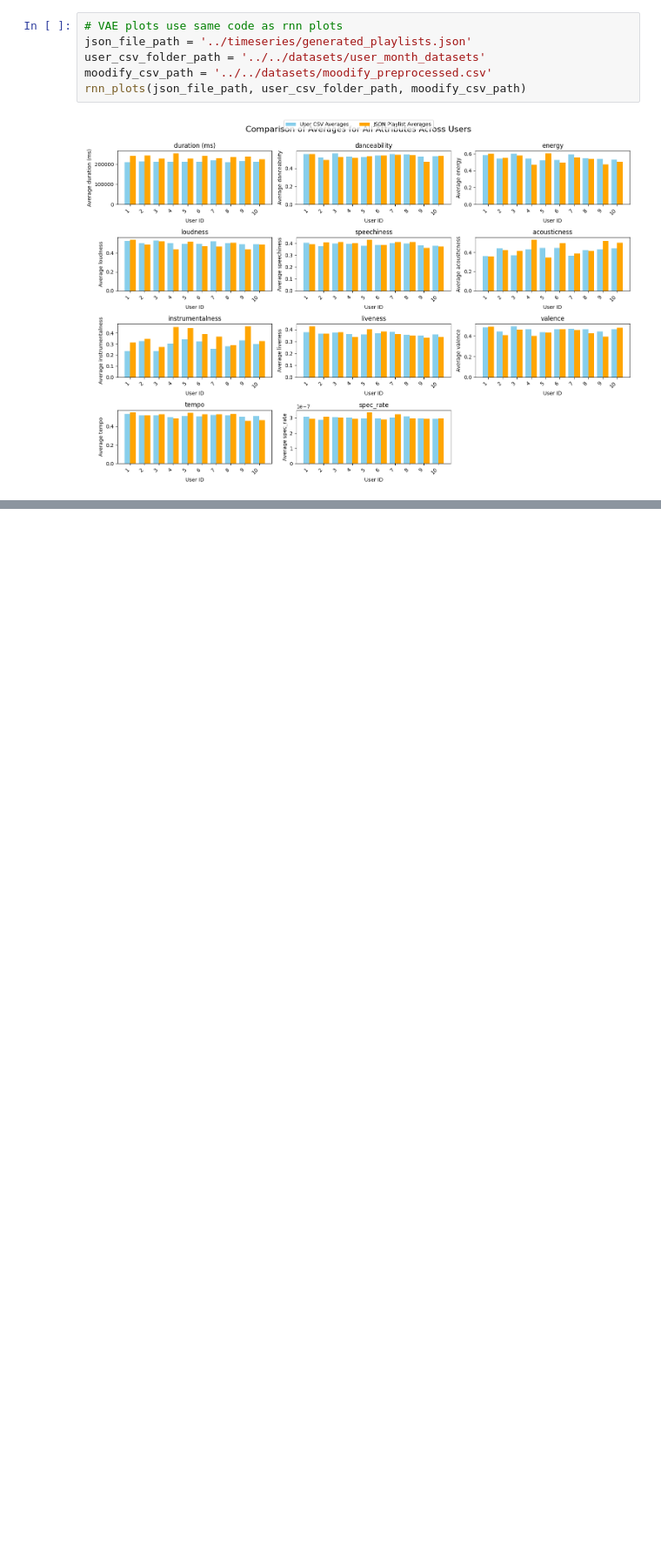
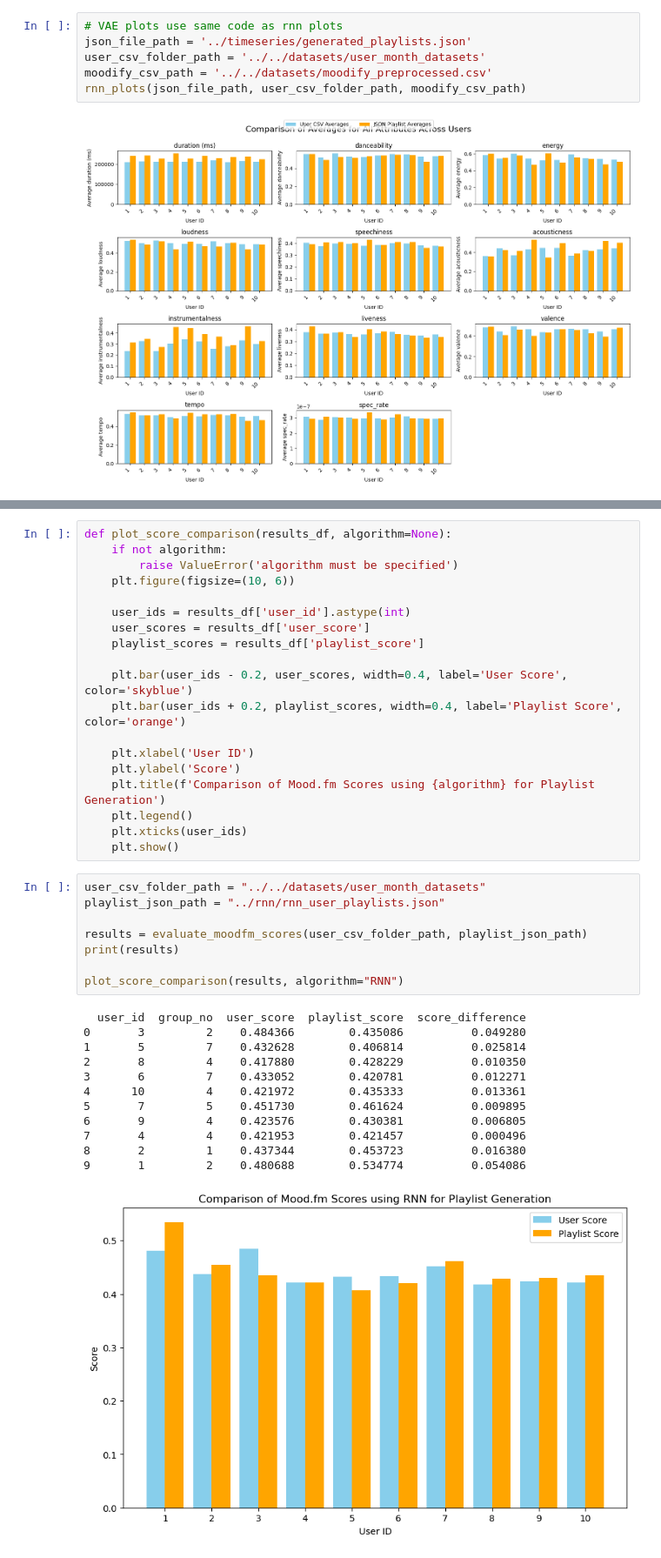
Before and after one commit to shreyash2106/CS573_Final_Project, a Jupyter notebook: src/eval/eval.ipynb, the cells around one changed output, grey strips where cells are left out. Shown: that part at 87% size. Drawn from its saved outputs; the diff is of its cells as text; blank space fills up the shorter version.

Commit message:
add evaluation based on mood.fm score

```diff
--- a/src/eval/eval.ipynb
+++ b/src/eval/eval.ipynb
@@ -304,0 +389,40 @@ rnn_plots(json_file_path, user_csv_folder_path, moodify_csv_path)
+# %%
+def plot_score_comparison(results_df, algorithm=None):
+    if not algorithm:
+        raise ValueError('algorithm must be specified')
+    plt.figure(figsize=(10, 6))
+
+    user_ids = results_df['user_id'].astype(int)
+    user_scores = results_df['user_score']
+    playlist_scores = results_df['playlist_score']
+
+    plt.bar(user_ids - 0.2, user_scores, width=0.4, label='User Score', color='skyblue')
+    plt.bar(user_ids + 0.2, playlist_scores, width=0.4, label='Playlist Score', color='orange')
+
+    plt.xlabel('User ID')
+    plt.ylabel('Score')
+    plt.title(f'Comparison of Mood.fm Scores using {algorithm} for Playlist Generation')
+    plt.legend()
+    plt.xticks(user_ids)
+    plt.show()
+# %%
+user_csv_folder_path = "../../datasets/user_month_datasets"
+playlist_json_path = "../rnn/rnn_user_playlists.json"
+
+results = evaluate_moodfm_scores(user_csv_folder_path, playlist_json_path)
+print(results)
+
+plot_score_comparison(results, algorithm="RNN")
+# %% [output]
+  user_id  group_no  user_score  playlist_score  score_difference
+0       3         2    0.484366        0.435086          0.049280
+1       5         7    0.432628        0.406814          0.025814
+2       8         4    0.417880        0.428229          0.010350
+3       6         7    0.433052        0.420781          0.012271
+4      10         4    0.421972        0.435333          0.013361
+5       7         5    0.451730        0.461624          0.009895
+6       9         4    0.423576        0.430381          0.006805
+7       4         4    0.421953        0.421457          0.000496
+8       2         1    0.437344        0.453723          0.016380
+9       1         2    0.480688        0.534774          0.054086
+[figure, added]
```
Also changed, not shown: parts of 9 cells of this notebook.
